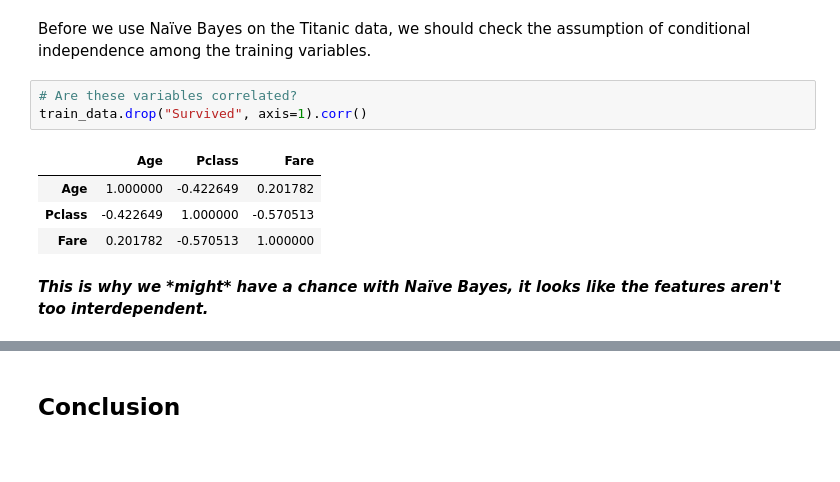
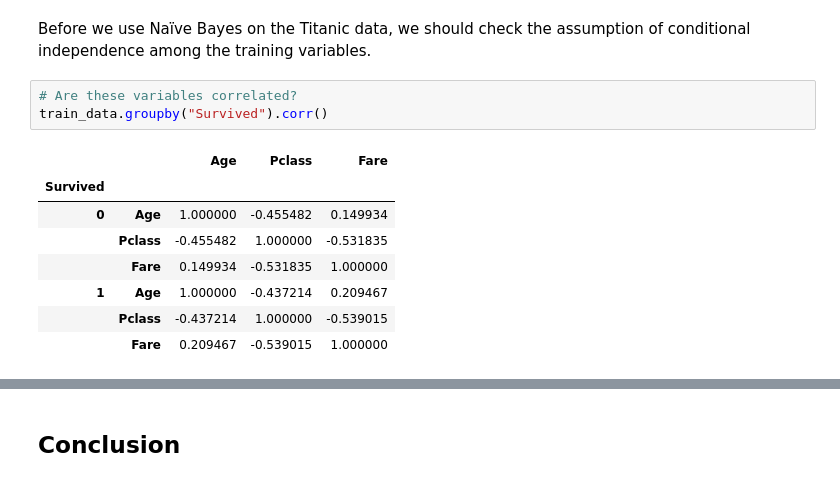
Before and after one commit to AngC1998/Fall_2020_Directed_Reading_Program, a Jupyter notebook: Titanic.ipynb, the cells around one changed output, grey strips where cells are left out. Saved outputs shown, nothing was run; the diff lists cells and outputs as text; blank space fills up the shorter version.

```diff
--- a/Titanic.ipynb
+++ b/Titanic.ipynb
@@ -617,11 +466,13 @@ class TitanicNaiveBayes2:
 Before we use Naïve Bayes on the Titanic data, we should check the assumption of conditional independence among the training variables.
 # %%
 # Are these variables correlated?
-train_data.drop("Survived", axis=1).corr()
+train_data.groupby("Survived").corr()
 # %% [output]
-|  | Age | Pclass | Fare |
-| Age | 1.000000 | -0.422649 | 0.201782 |
-| Pclass | -0.422649 | 1.000000 | -0.570513 |
-| Fare | 0.201782 | -0.570513 | 1.000000 |
+|  |  | Age | Pclass | Fare |
+| Survived |  |  |  |  |
+| 0 | Age | 1.000000 | -0.455482 | 0.149934 |
+|  | Pclass | -0.455482 | 1.000000 | -0.531835 |
+|  | Fare | 0.149934 | -0.531835 | 1.000000 |
+| 1 | Age | 1.000000 | -0.437214 | 0.209467 |
+|  | Pclass | -0.437214 | 1.000000 | -0.539015 |
+|  | Fare | 0.209467 | -0.539015 | 1.000000 |
-# %% [markdown]
-**_This is why we \*might\* have a chance with Naïve Bayes, it looks like the features aren't too interdependent._**
```
Also changed, not shown: parts of 33 cells of this notebook.
